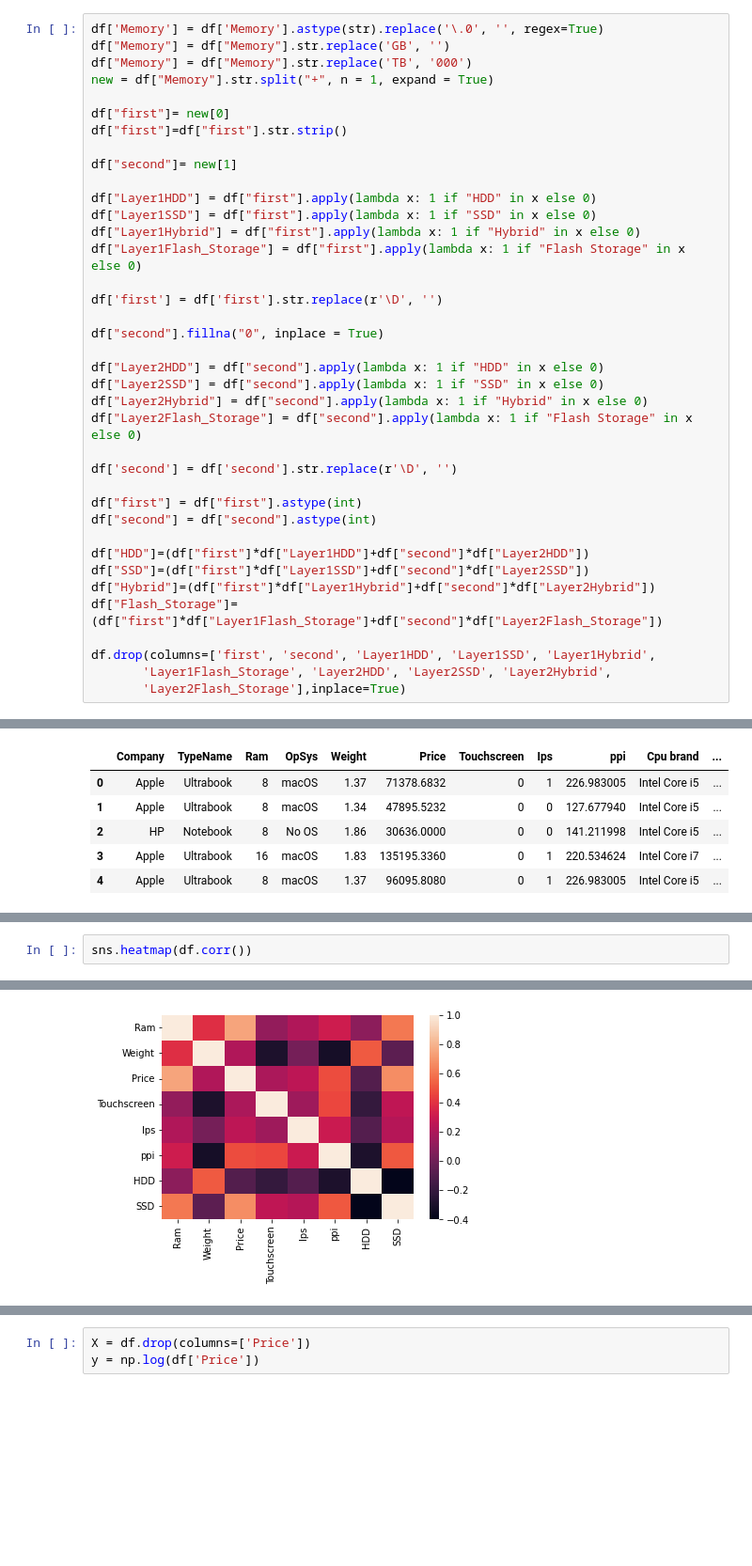
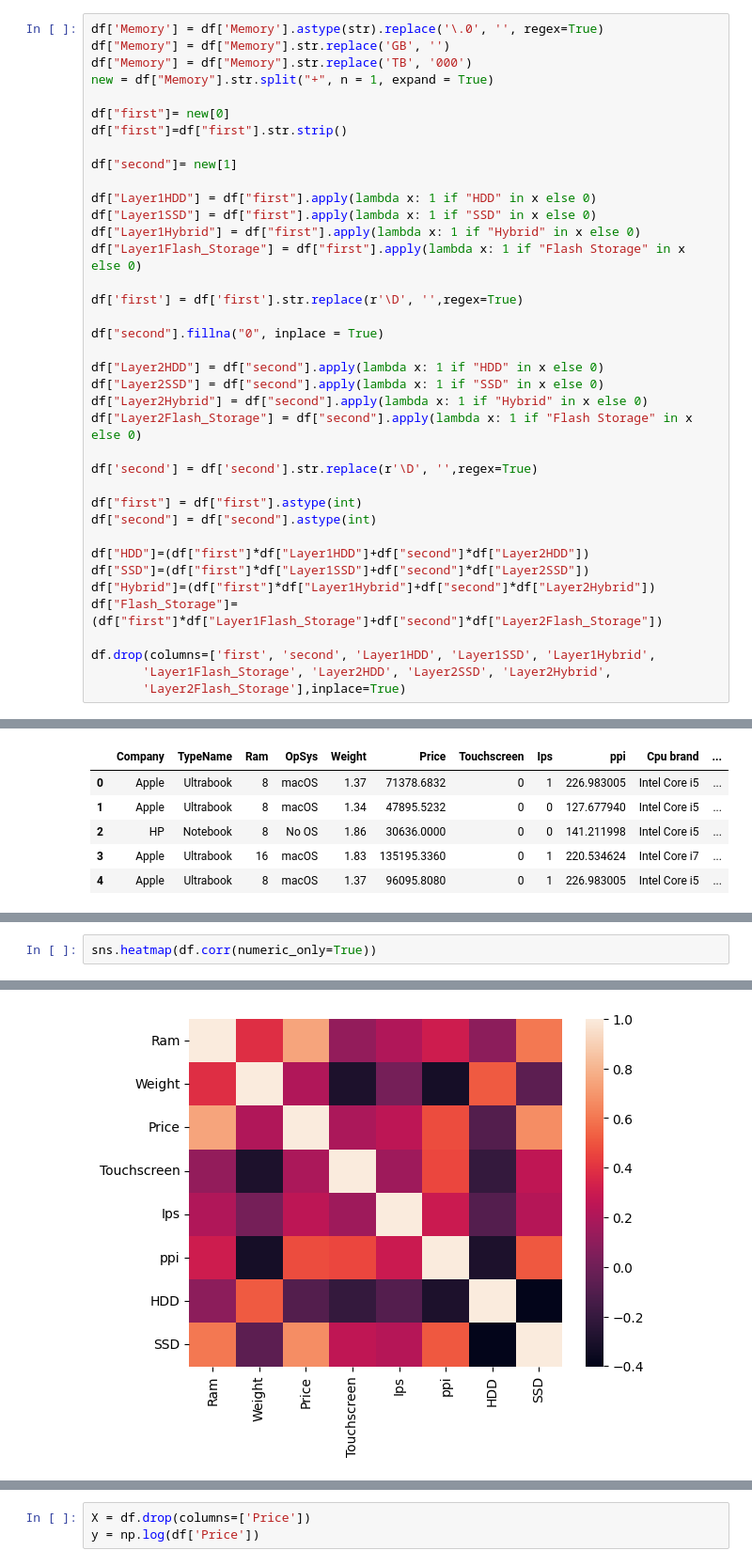
Before and after one commit to hiteshperiwal/laptop-price-predictor, a Jupyter notebook: laptop-price-predictor.ipynb, the cells around one changed output, grey strips where cells are left out. Shown: that part at 94% size. Cells and saved outputs as stored; diff of their text form; blank space fills up the shorter version.

```diff
--- a/laptop-price-predictor.ipynb
+++ b/laptop-price-predictor.ipynb
@@ -419,7 +420,7 @@ df["Layer1SSD"] = df["first"].apply(lambda x: 1 if "SSD" in x else 0)
 df["Layer1Hybrid"] = df["first"].apply(lambda x: 1 if "Hybrid" in x else 0)
 df["Layer1Flash_Storage"] = df["first"].apply(lambda x: 1 if "Flash Storage" in x else 0)
 
-df['first'] = df['first'].str.replace(r'\D', '')
+df['first'] = df['first'].str.replace(r'\D', '',regex=True)
 
 df["second"].fillna("0", inplace = True)
 
@@ -428,7 +429,7 @@ df["Layer2SSD"] = df["second"].apply(lambda x: 1 if "SSD" in x else 0)
 df["Layer2Hybrid"] = df["second"].apply(lambda x: 1 if "Hybrid" in x else 0)
 df["Layer2Flash_Storage"] = df["second"].apply(lambda x: 1 if "Flash Storage" in x else 0)
 
-df['second'] = df['second'].str.replace(r'\D', '')
+df['second'] = df['second'].str.replace(r'\D', '',regex=True)
 
 df["first"] = df["first"].astype(int)
 df["second"] = df["second"].astype(int)
@@ -631,5 +620,5 @@ HDD           -0.096891
 SSD            0.670660
 Name: Price, dtype: float64
 # %%
-sns.heatmap(df.corr())
+sns.heatmap(df.corr(numeric_only=True))
 # %% [output]
@@ -637,4 +626,4 @@ sns.heatmap(df.corr())
-[figure, old version]
+[figure, new version]
 # %%
 sns.histplot(np.log(df['Price']))
 # %% [output]
```
Also changed, not shown: parts of 48 cells of this notebook, 2 other files.
